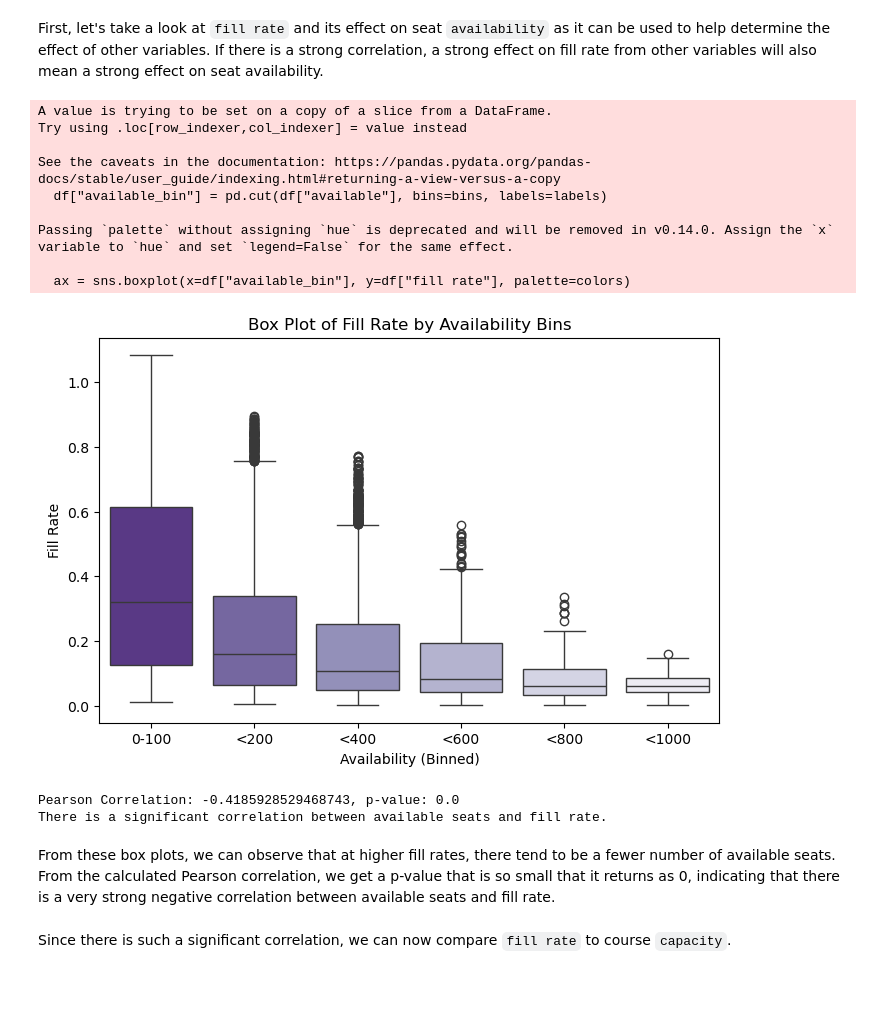
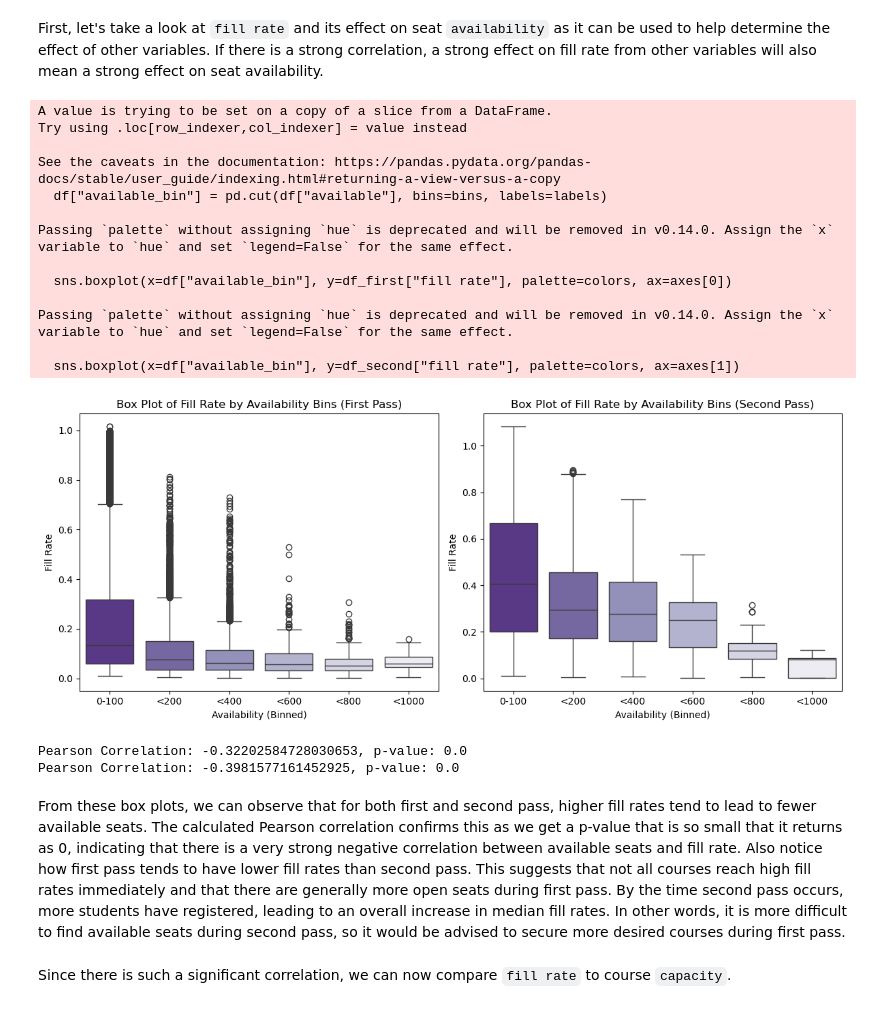
Before and after one commit to agovindu21/UCSD-EnrollAI, a Jupyter notebook: AnalysisCheckpoint_Group087_WI25.ipynb, the cells around one changed output. Cells and saved outputs as stored; diff of their text form; code cells hidden in the pictures.

Commit message:
Added first pass and second pass subplots to AnalysisCheckpoint

```diff
--- a/AnalysisCheckpoint_Group087_WI25.ipynb
+++ b/AnalysisCheckpoint_Group087_WI25.ipynb
@@ -1004,50 +1004,66 @@ plt.show()
 ### Analysis
 # %% [markdown]
 First, let's take a look at `fill rate` and its effect on seat `availability` as it can be used to help determine the effect of other variables. If there is a strong correlation, a strong effect on fill rate from other variables will also mean a strong effect on seat availability.
+# %%
+# Separate df so we can look specifically into first and second pass
+df_first = df[df['pass'] == 1]
+df_second = df[df['pass'] == 2]
 # %%
 # Create bins for a cleaner plot
 bins = [0, 100, 200, 400, 600, 800, 1000]
 labels = ["0-100", "<200", "<400", "<600", "<800", "<1000"]
 df["available_bin"] = pd.cut(df["available"], bins=bins, labels=labels)
 
 # Create color gradient
 colors = list(reversed(sns.color_palette("Purples", len(labels))))
 
-# Creat box plot with gradient
-plt.figure(figsize=(8,5))
-ax = sns.boxplot(x=df["available_bin"], y=df["fill rate"], palette=colors)
+# Create subplots (so plots are side by side)
+fig, axes = plt.subplots(1, 2, figsize=(12, 5))
+
+# Create box plot for first pass
+sns.boxplot(x=df["available_bin"], y=df_first["fill rate"], palette=colors, ax=axes[0])
+
+# Create box plot for second pass
+sns.boxplot(x=df["available_bin"], y=df_second["fill rate"], palette=colors, ax=axes[1])
 
 # Customize labels
-plt.xlabel("Availability (Binned)")
-plt.ylabel("Fill Rate")
-plt.title("Box Plot of Fill Rate by Availability Bins")
+axes[0].set_xlabel("Availability (Binned)")
+axes[0].set_ylabel("Fill Rate")
+axes[0].set_title("Box Plot of Fill Rate by Availability Bins (First Pass)")
 
+axes[1].set_xlabel("Availability (Binned)")
+axes[1].set_ylabel("Fill Rate")
+axes[1].set_title("Box Plot of Fill Rate by Availability Bins (Second Pass)")
+
+plt.tight_layout()
 plt.show()
 # %% [output]
 A value is trying to be set on a copy of a slice from a DataFrame.
 Try using .loc[row_indexer,col_indexer] = value instead
 
 See the caveats in the documentation: https://pandas.pydata.org/pandas-docs/stable/user_guide/indexing.html#returning-a-view-versus-a-copy
   df["available_bin"] = pd.cut(df["available"], bins=bins, labels=labels)
 
 Passing `palette` without assigning `hue` is deprecated and will be removed in v0.14.0. Assign the `x` variable to `hue` and set `legend=False` for the same effect.
 
-  ax = sns.boxplot(x=df["available_bin"], y=df["fill rate"], palette=colors)
+  sns.boxplot(x=df["available_bin"], y=df_first["fill rate"], palette=colors, ax=axes[0])
+
+Passing `palette` without assigning `hue` is deprecated and will be removed in v0.14.0. Assign the `x` variable to `hue` and set `legend=False` for the same effect.
+
+  sns.boxplot(x=df["available_bin"], y=df_second["fill rate"], palette=colors, ax=axes[1])
-[figure, old version]
+[figure, new version]
 # %%
-# Calculate Pearson correlation between available seats and fill rate
-corr, p_val = stats.pearsonr(df['available'], df['fill rate'])
-print(f"Pearson Correlation: {corr}, p-value: {p_val}")
+# Calculate Pearson correlation between available seats and fill rate during first pass
+corr_1, p_val_1 = stats.pearsonr(df_first['available'], df_first['fill rate'])
+print(f"Pearson Correlation: {corr_1}, p-value: {p_val_1}")
 
-# Print interpretation
-if p_val < 0.05:
-    print("There is a significant correlation between available seats and fill rate.")
-else:
-    print("No significant correlation found.")
+# Calculate Pearson correlation between available seats and fill rate during second pass
+corr_2, p_val_2 = stats.pearsonr(df_second['available'], df_second['fill rate'])
+print(f"Pearson Correlation: {corr_2}, p-value: {p_val_2}")
 # %% [output]
-Pearson Correlation: -0.4185928529468743, p-value: 0.0
-There is a significant correlation between available seats and fill rate.
+Pearson Correlation: -0.32202584728030653, p-value: 0.0
+Pearson Correlation: -0.3981577161452925, p-value: 0.0
 # %% [markdown]
-From these box plots, we can observe that at higher fill rates, there tend to be a fewer number of available seats. From the calculated Pearson correlation, we get a p-value that is so small that it returns as 0, indicating that there is a very strong negative correlation between available seats and fill rate.
+From these box plots, we can observe that for both first and second pass, higher fill rates tend to lead to fewer available seats. The calculated Pearson correlation confirms this as we get a p-value that is so small that it returns as 0, indicating that there is a very strong negative correlation between available seats and fill rate. Also notice how first pass tends to have lower fill rates than second pass. This suggests that not all courses reach high fill rates immediately and that there are generally more open seats during first pass. By the time second pass occurs, more students have registered, leading to an overall increase in median fill rates. In other words, it is more difficult to find available seats during second pass, so it would be advised to secure more desired courses during first pass.
 # %% [markdown]
 Since there is such a significant correlation, we can now compare `fill rate` to course `capacity`.
```
Also changed, not shown: parts of 23 cells of this notebook.
